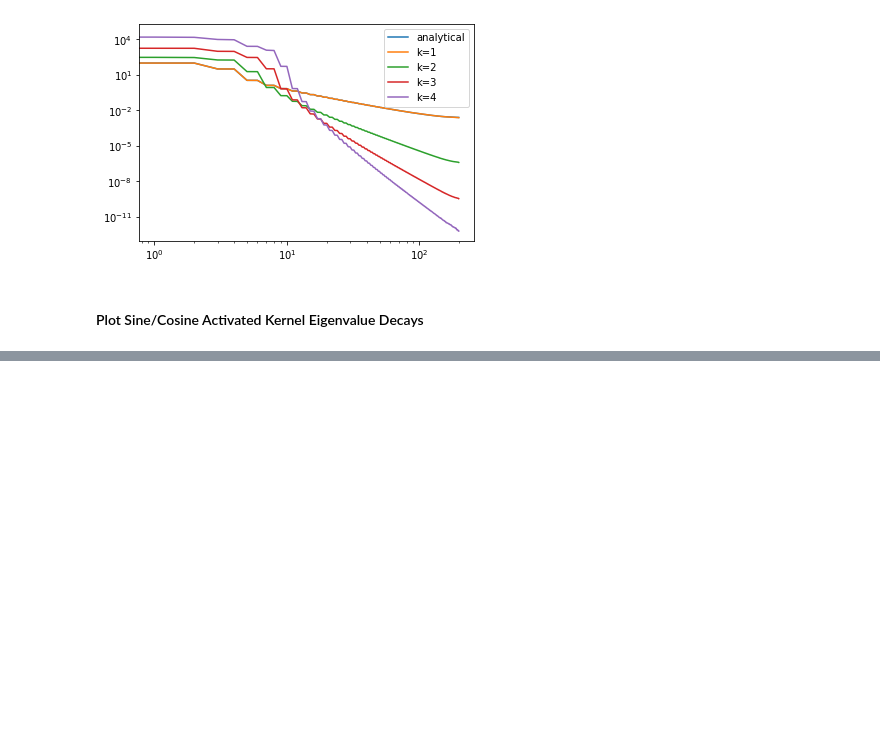
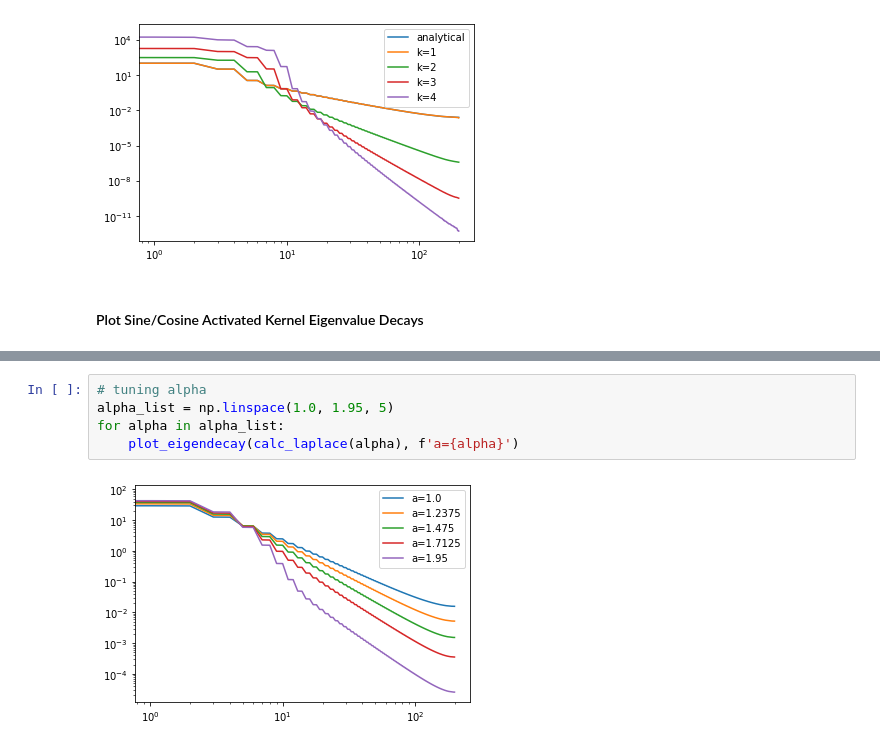
Before and after one commit to genglinliu/NTK-study, a Jupyter notebook: NTK2d_vectorized.ipynb, the cells around one changed output, grey strips where cells are left out. Cells and saved outputs as stored; diff of their text form; blank space fills up the shorter version.

```diff
--- a/NTK2d_vectorized.ipynb
+++ b/NTK2d_vectorized.ipynb
@@ -266,0 +265,7 @@ plot_eigendecay_trig(kernel_sin, 'Sine')
+# %%
+# tuning alpha
+alpha_list = np.linspace(1.0, 1.95, 5)
+for alpha in alpha_list:
+    plot_eigendecay(calc_laplace(alpha), f'a={alpha}')
+# %% [output]
+[figure, added]
```
Also changed, not shown: parts of 9 cells of this notebook.
